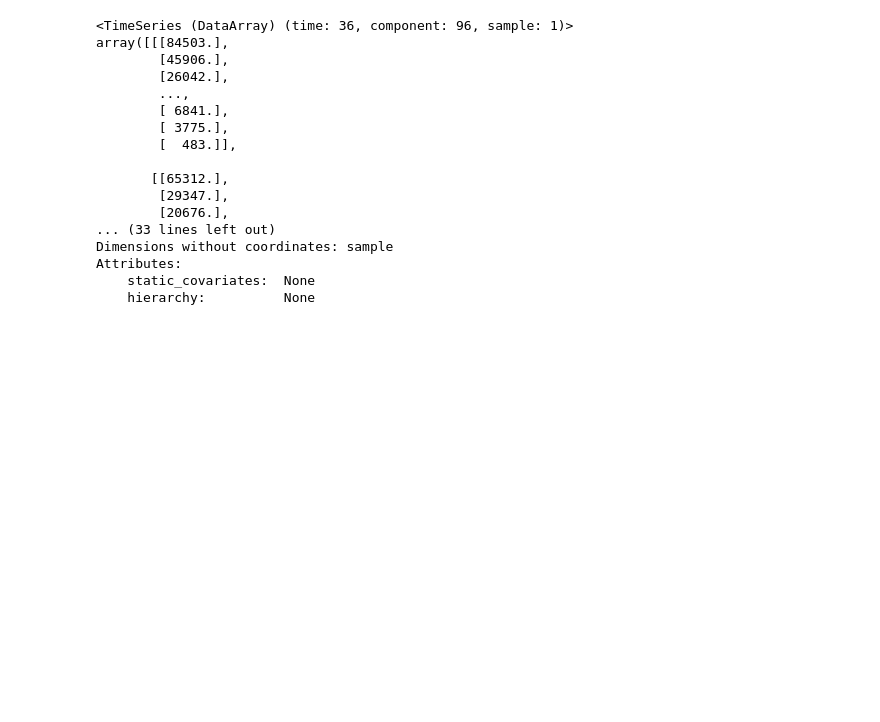
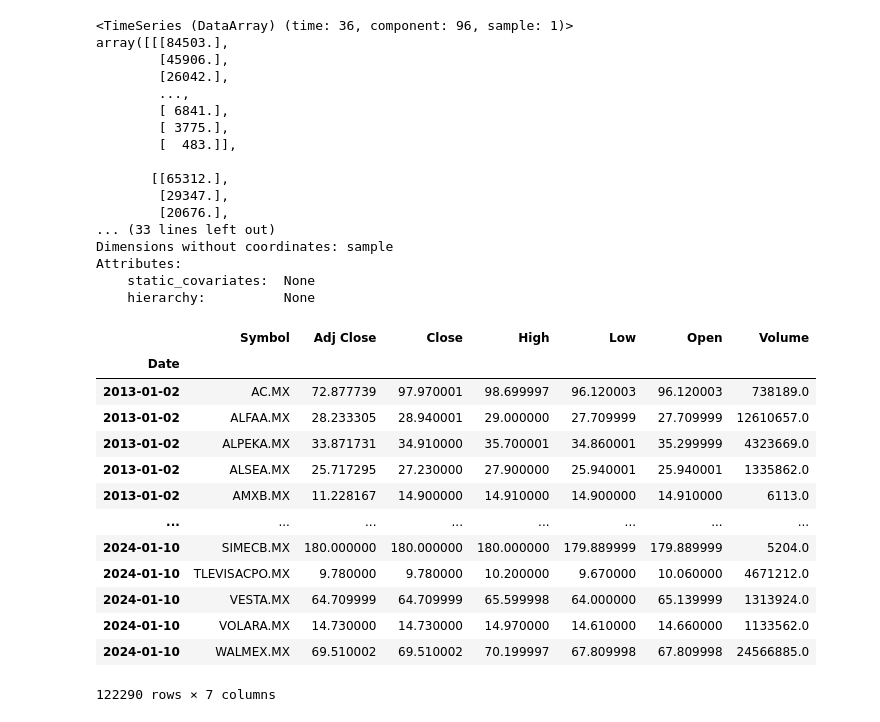
Before and after one commit to sanchezcarlosjr/evolufy, a Jupyter notebook: notebooks/1.0-cest-timeseries.ipynb, the cells around one changed output. Cells and saved outputs as stored; diff of their text form; code cells hidden in the pictures; blank space fills up the shorter version.

Commit message:
feat: materialize from database

```diff
--- a/notebooks/1.0-cest-timeseries.ipynb
+++ b/notebooks/1.0-cest-timeseries.ipynb
@@ -55,3 +123,22 @@ Dimensions without coordinates: sample
 Attributes:
     static_covariates:  None
     hierarchy:          None
+# %%
+from sqlalchemy import create_engine
+yahoo_finance_api = pd.read_sql('SELECT * FROM evolufy.yahoo_finance_api', create_engine(os.environ['DATABASE_URL']), index_col='Date', parse_dates=['Date'])
+yahoo_finance_api
+# %% [output]
+|  | Symbol | Adj Close | Close | High | Low | Open | Volume |
+| Date |  |  |  |  |  |  |  |
+| 2013-01-02 | AC.MX | 72.877739 | 97.970001 | 98.699997 | 96.120003 | 96.120003 | 738189.0 |
+| 2013-01-02 | ALFAA.MX | 28.233305 | 28.940001 | 29.000000 | 27.709999 | 27.709999 | 12610657.0 |
+| 2013-01-02 | ALPEKA.MX | 33.871731 | 34.910000 | 35.700001 | 34.860001 | 35.299999 | 4323669.0 |
+| 2013-01-02 | ALSEA.MX | 25.717295 | 27.230000 | 27.900000 | 25.940001 | 25.940001 | 1335862.0 |
+| 2013-01-02 | AMXB.MX | 11.228167 | 14.900000 | 14.910000 | 14.900000 | 14.910000 | 6113.0 |
+| ... | ... | ... | ... | ... | ... | ... | ... |
+| 2024-01-10 | SIMECB.MX | 180.000000 | 180.000000 | 180.000000 | 179.889999 | 179.889999 | 5204.0 |
+| 2024-01-10 | TLEVISACPO.MX | 9.780000 | 9.780000 | 10.200000 | 9.670000 | 10.060000 | 4671212.0 |
+| 2024-01-10 | VESTA.MX | 64.709999 | 64.709999 | 65.599998 | 64.000000 | 65.139999 | 1313924.0 |
+| 2024-01-10 | VOLARA.MX | 14.730000 | 14.730000 | 14.970000 | 14.610000 | 14.660000 | 1133562.0 |
+| 2024-01-10 | WALMEX.MX | 69.510002 | 69.510002 | 70.199997 | 67.809998 | 67.809998 | 24566885.0 |
+122290 rows × 7 columns
```
Also changed, not shown: parts of 13 cells of this notebook, 19 other files.
